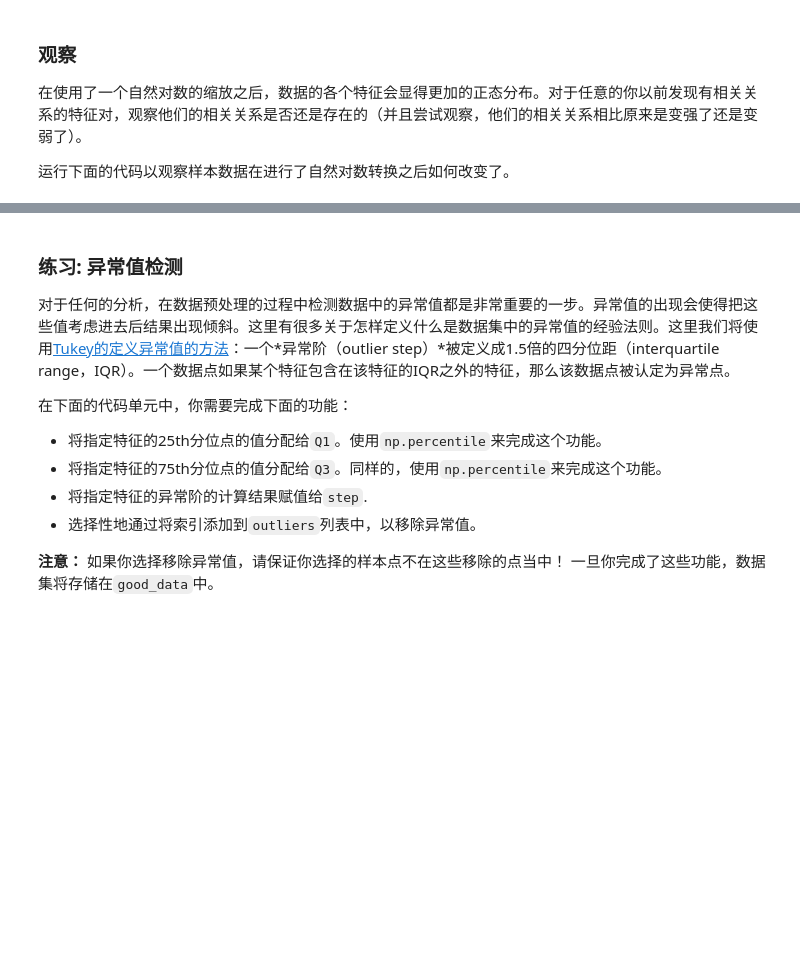
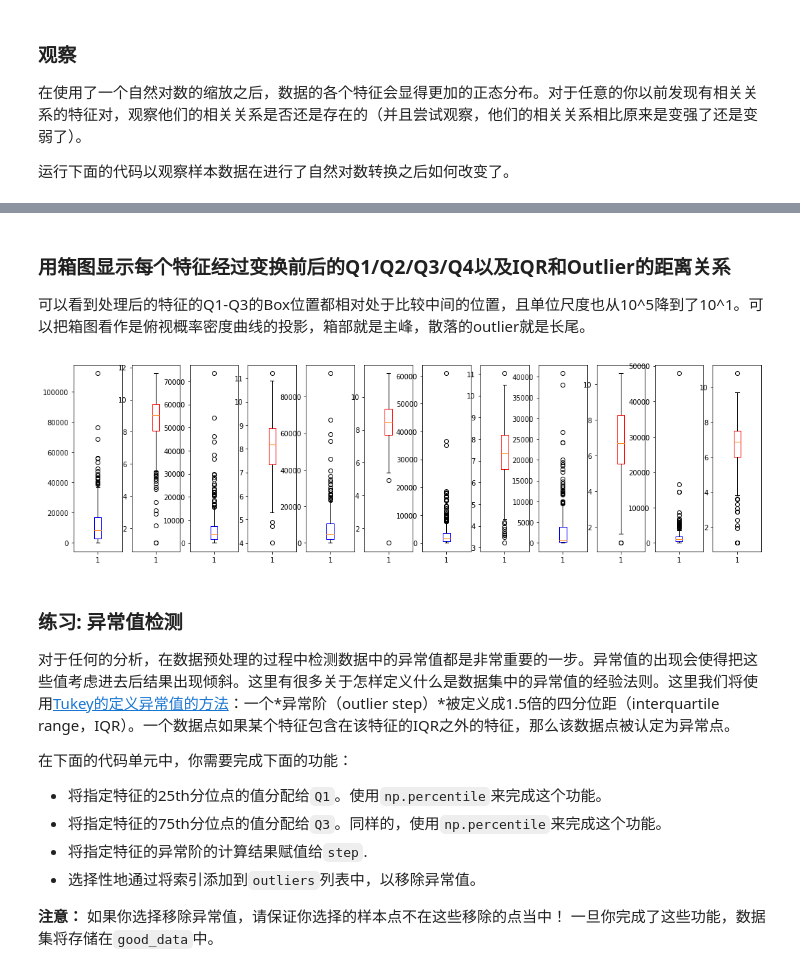
Before and after one commit to mtyylx/MLND, a Jupyter notebook: P3_Create_Customer_Segments/customer_segments.ipynb, the cells around one changed output, grey strips where cells are left out. Cells and saved outputs as stored; diff of their text form; code cells hidden in the pictures; blank space fills up the shorter version.

```diff
--- a/P3_Create_Customer_Segments/customer_segments.ipynb
+++ b/P3_Create_Customer_Segments/customer_segments.ipynb
@@ -131,3 +364,21 @@ display(log_samples)
+# %% [markdown]
+### 用箱图显示每个特征经过变换前后的Q1/Q2/Q3/Q4以及IQR和Outlier的距离关系
+
+可以看到处理后的特征的Q1-Q3的Box位置都相对处于比较中间的位置，且单位尺度也从10^5降到了10^1。可以把箱图看作是俯视概率密度曲线的投影，箱部就是主峰，散落的outlier就是长尾。
+# %%
+# Boxplot
+import matplotlib.pyplot as plt
+plt.figure(figsize=(18, 5))
+for i in range (1, 13, 2):
+    plt.subplot(1, 12, i)
+    bp = plt.boxplot(data.iloc[:, (i - 1)/2])
+    plt.setp(bp['boxes'], color='blue')
+    plt.subplot(1, 12, i + 1)
+    bp2 = plt.boxplot(log_data.iloc[:, (i - 1)/2])
+    plt.setp(bp2['boxes'], color='red')
+plt.show()
+# %% [output]
+[figure, added]
 # %% [markdown]
 ### 练习: 异常值检测
 对于任何的分析，在数据预处理的过程中检测数据中的异常值都是非常重要的一步。异常值的出现会使得把这些值考虑进去后结果出现倾斜。这里有很多关于怎样定义什么是数据集中的异常值的经验法则。这里我们将使用[Tukey的定义异常值的方法](http://datapigtechnologies.com/blog/index.php/highlighting-outliers-in-your-data-with-the-tukey-method/)：一个*异常阶（outlier step）*被定义成1.5倍的四分位距（interquartile range，IQR）。一个数据点如果某个特征包含在该特征的IQR之外的特征，那么该数据点被认定为异常点。
```
Also changed, not shown: parts of 48 cells of this notebook.
